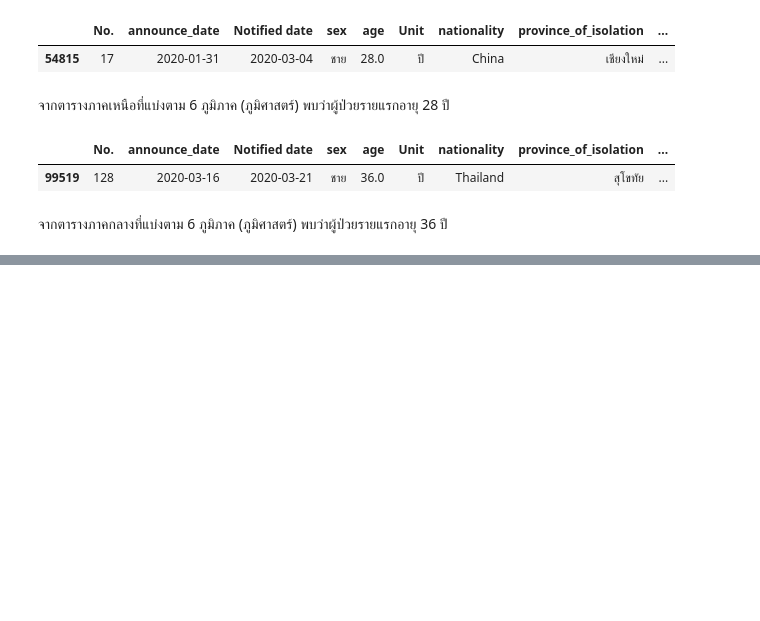
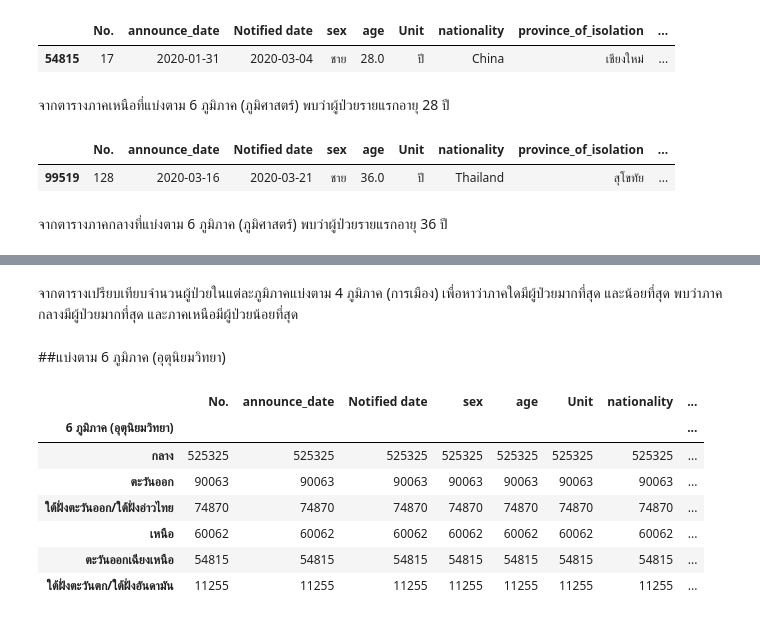
Before and after one commit to Kanyarat-S/data_viz_2020, a Jupyter notebook: BasicPython&DataViz_midterm2022.ipynb, the cells around one changed output, grey strips where cells are left out. Cells and saved outputs as stored; diff of their text form; code cells hidden in the pictures; blank space fills up the shorter version.

```diff
--- a/BasicPython&DataViz_midterm2022.ipynb
+++ b/BasicPython&DataViz_midterm2022.ipynb
@@ -143,0 +334,17 @@ df_B # แสดงตาราง
+# %% [markdown]
+จากตารางเปรียบเทียบจำนวนผู้ป่วยในแต่ละภูมิภาคแบ่งตาม 4 ภูมิภาค (การเมือง) เพื่อหาว่าภาคใดมีผู้ป่วยมากที่สุด และน้อยที่สุด พบว่าภาคกลางมีผู้ป่วยมากที่สุด และภาคเหนือมีผู้ป่วยน้อยที่สุด
+# %% [markdown]
+##แบ่งตาม 6 ภูมิภาค (อุตุนิยมวิทยา)
+# %%
+df_2_C = df.groupby('6 ภูมิภาค (อุตุนิยมวิทยา)').count() # กำหนด df_2_C ให้รวมกลุ่มคอลัมน์ 6 ภูมิภาค (อุตุนิยมวิทยา) จากตาราง df จากนั้นนับจำนวนว่ามีจำนวนแถวเท่าไหร่
+df_2_C_sort = df_2_C.sort_values(by='No.',ascending=False) # กำหนด df_2_C_sort ให้เรียงลำดับ โดยดูที่คอลัมน์ 'No.' จากตาราง df_2_C จากนั้นเรียงลำดับจากมากไปน้อย (ascending=False)
+df_2_C_sort #แสดงตาราง
+# %% [output]
+|  | No. | announce_date | Notified date | sex | age | Unit | nationality | ... |
+| 6 ภูมิภาค (อุตุนิยมวิทยา) |  |  |  |  |  |  |  | ... |
+| กลาง | 525325 | 525325 | 525325 | 525325 | 525325 | 525325 | 525325 | ... |
+| ตะวันออก | 90063 | 90063 | 90063 | 90063 | 90063 | 90063 | 90063 | ... |
+| ใต้ฝั่งตะวันออก/ใต้ฝั่งอ่าวไทย | 74870 | 74870 | 74870 | 74870 | 74870 | 74870 | 74870 | ... |
+| เหนือ | 60062 | 60062 | 60062 | 60062 | 60062 | 60062 | 60062 | ... |
+| ตะวันออกเฉียงเหนือ | 54815 | 54815 | 54815 | 54815 | 54815 | 54815 | 54815 | ... |
+| ใต้ฝั่งตะวันตก/ใต้ฝั่งอันดามัน | 11255 | 11255 | 11255 | 11255 | 11255 | 11255 | 11255 | ... |
```
Also changed, not shown: parts of 50 cells of this notebook.
